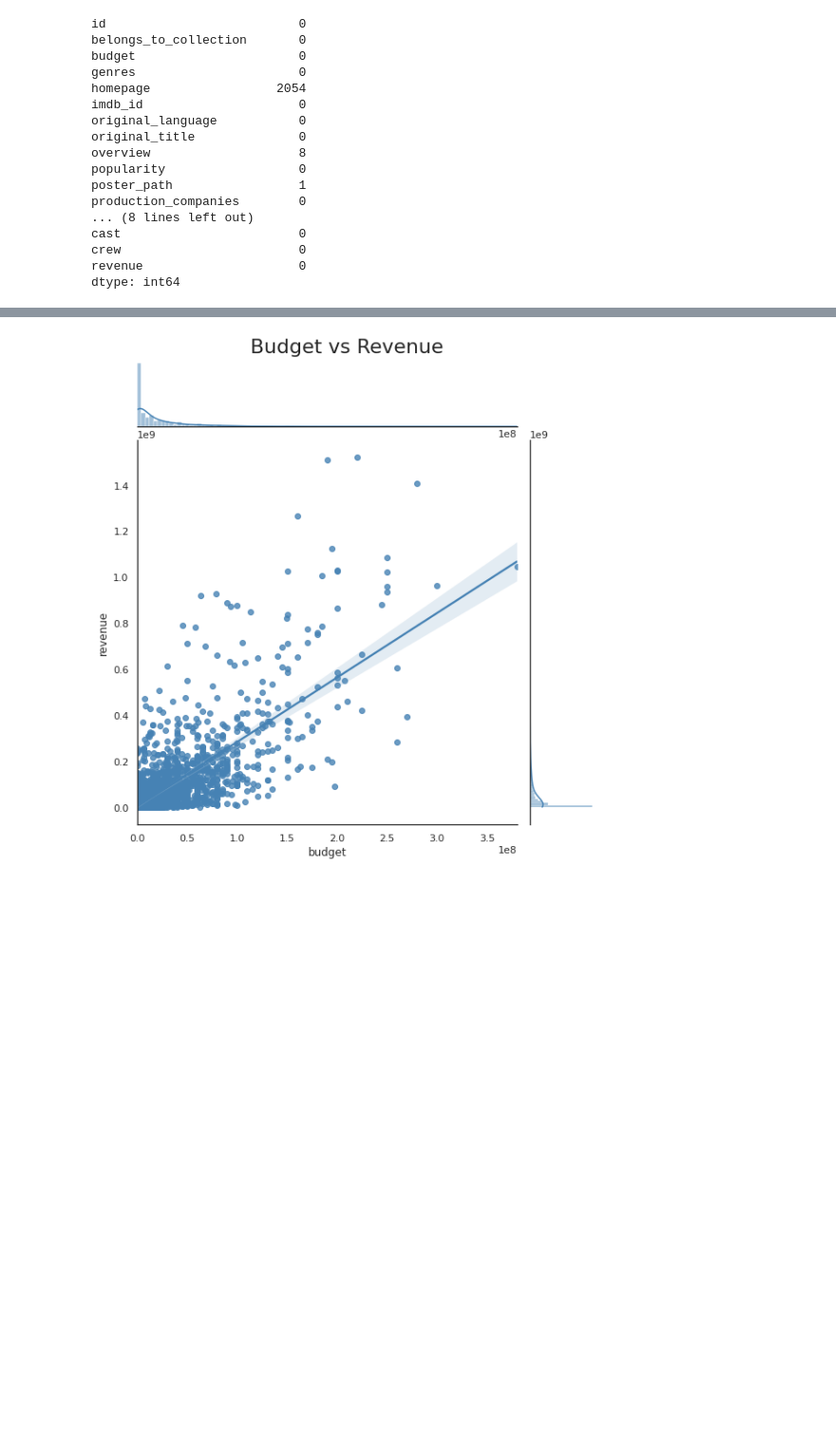
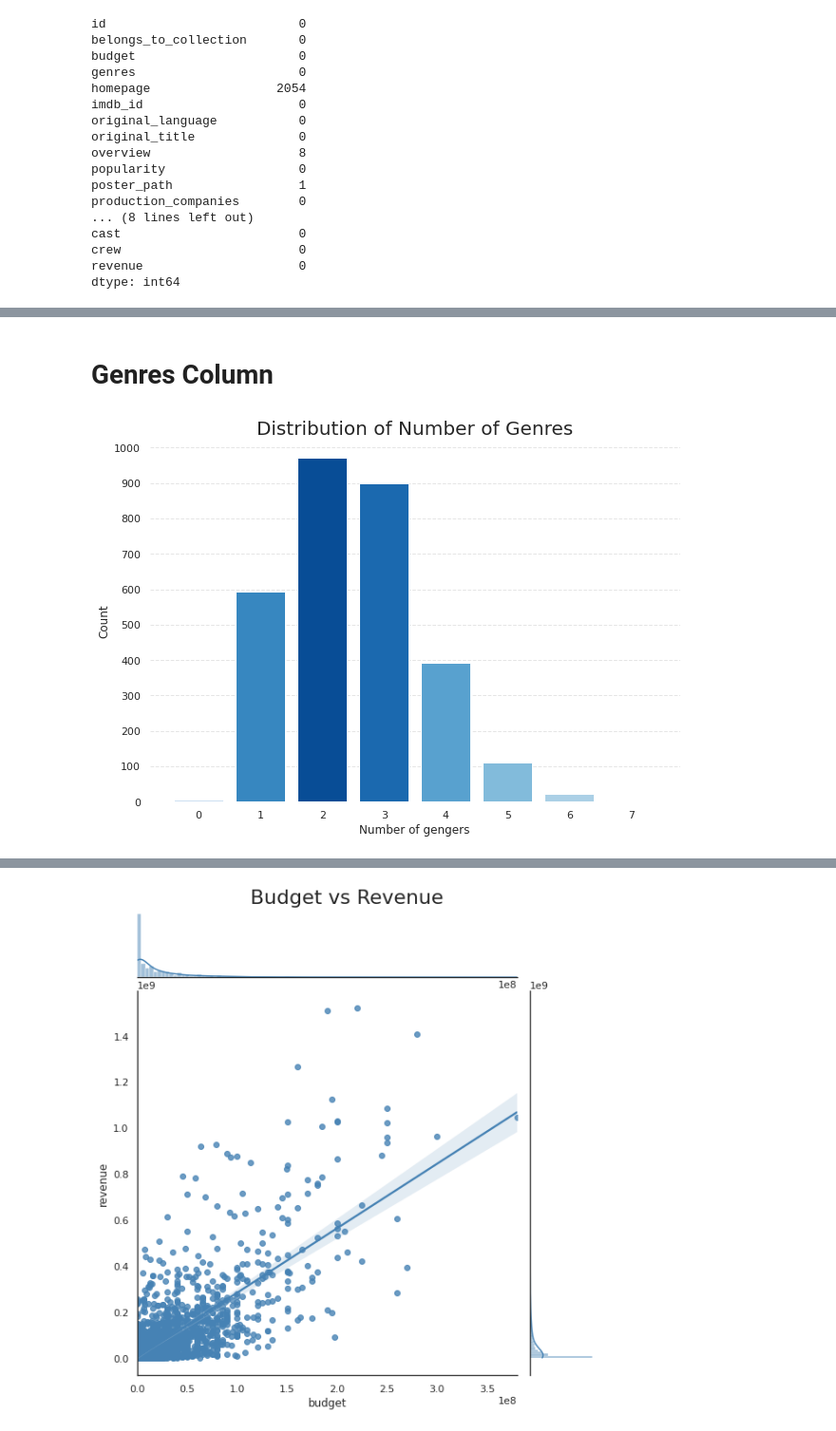
Before and after one commit to pedrohortencio/kaggle-competitions, a Jupyter notebook: TMDB/TMDB.ipynb, the cells around one changed output, grey strips where cells are left out. Shown at 95% size. Cells and saved outputs as stored; diff of their text form; code cells hidden in the pictures; blank space fills up the shorter version.

Commit message:
feat: add new visualizations

```diff
--- a/TMDB/TMDB.ipynb
+++ b/TMDB/TMDB.ipynb
@@ -136,0 +147,18 @@ dtype: int64
+# %%
+def extract_collection_name(x):
+    if x != {}:
+        return x[0]['name']
+    else:
+        return 0
+
+def is_collection(x):
+    if x != {}:
+        return 1
+    else:
+        return 0
+
+df_train['collection_name'] = df_train['belongs_to_collection'].apply(extract_collection_name)
+df_train['part_of_collection'] = df_train['belongs_to_collection'].apply(is_collection)
+
+df_test['collection_name'] = df_test['belongs_to_collection'].apply(extract_collection_name)
+df_test['part_of_collection'] = df_test['belongs_to_collection'].apply(is_collection)
@@ -136,0 +177,19 @@ dtype: int64
+# %% [markdown]
+# Genres Column
+# %%
+number_of_genres = df_train['genres'].apply(lambda x: len(x) if x != {} else 0).value_counts()
+
+fig = plt.figure(figsize=(10, 7))
+plt.bar(x=number_of_genres.index, height=number_of_genres.values, color=sns.color_palette("Blues_r", n_colors=8))
+
+plt.ylabel("Count")
+plt.xlabel("Number of gengers")
+plt.title("Distribution of Number of Genres", size=20)
+plt.yticks([i for i in range(0, 1100, 100)])
+plt.box(False)
+
+plt.grid(axis='y', alpha=0.5, ls="--")
+
+plt.show();
+# %% [output]
+[figure, added]
```
Also changed, not shown: parts of 17 cells of this notebook.
